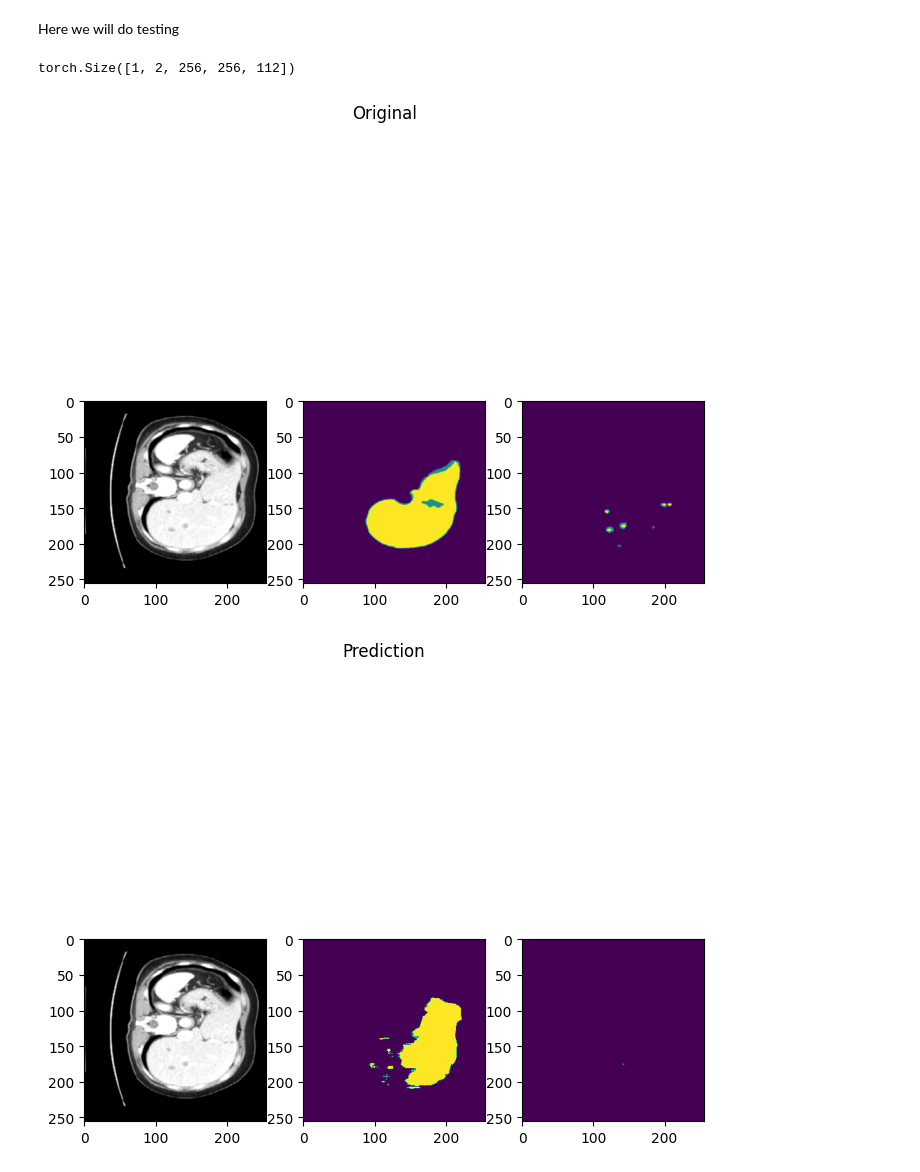
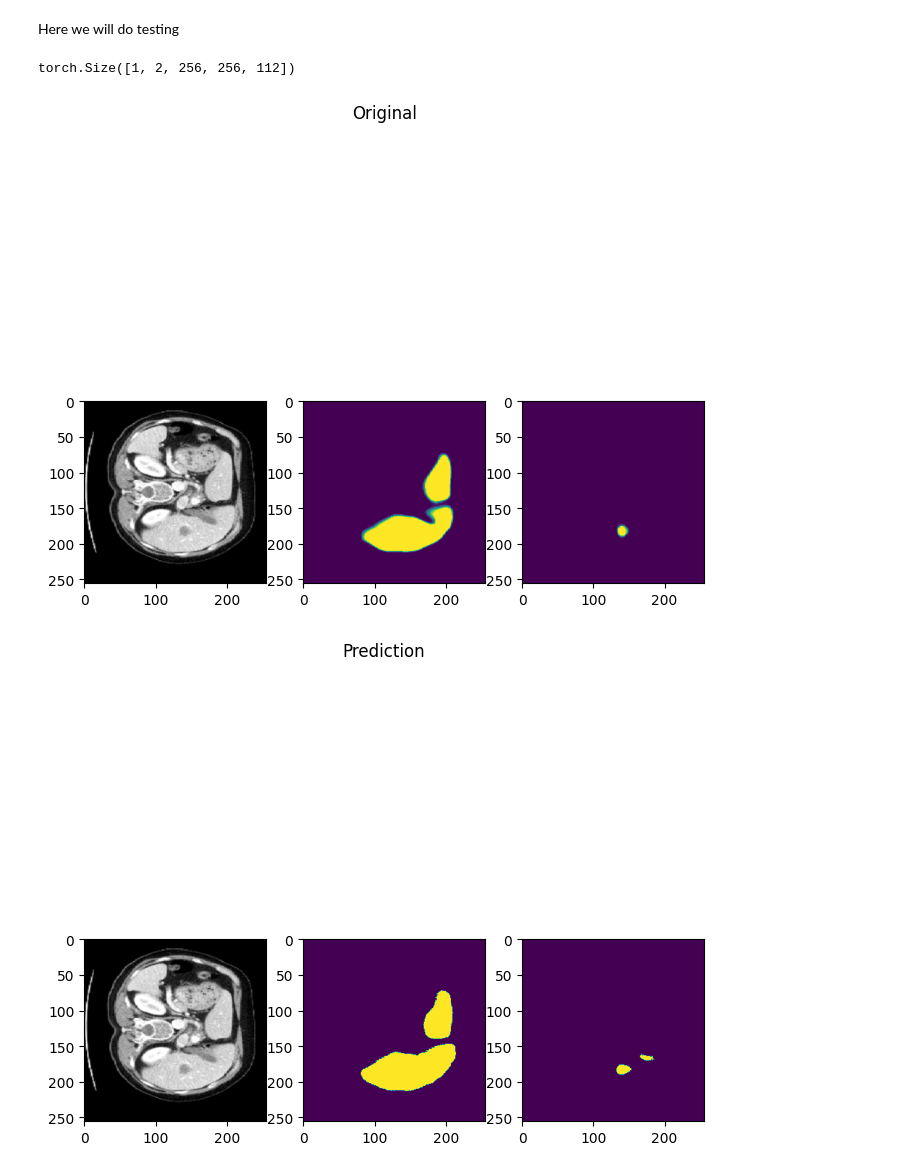
Before and after one commit to Lossar/TDT17_liver_segmentation, a Jupyter notebook: liver_seg_multiclass.ipynb, the cells around one changed output. Cells and saved outputs as stored; diff of their text form; code cells hidden in the pictures.

```diff
--- a/liver_seg_multiclass.ipynb
+++ b/liver_seg_multiclass.ipynb
@@ -240,33 +231,33 @@ Here we will do testing
 post_trans = Compose([Activations(sigmoid=True), AsDiscrete(threshold=0.5)])
 model.load_state_dict(torch.load("benchmark_model.pth"))
 model.eval()
 
 def draw_comparison_figure(original, mask, slice, title, has_label=False):
     fig, (ax1, ax2, ax3) = plt.subplots(figsize=(8,8), ncols=3)
     fig.suptitle(title)
     ax1.imshow(original["image"][0, :, :, slice].detach().cpu(), cmap="gray")
     if(has_label):
         ax2.imshow(mask["label"][0, :, :, slice].detach().cpu())
         ax3.imshow(mask["label"][1, :, :, slice].detach().cpu())
     else:
         ax2.imshow(mask[0,0, :, :, slice].detach().cpu())
         ax3.imshow(mask[0,1, :, :, slice].detach().cpu())
 
-i = 10
+i = 14
 ## Compare with validation image
 with torch.no_grad():
     input_image = validation_dataset[i]["image"].unsqueeze(0).to(device)
     output = model(input_image)
     output = post_trans(output)
     print(output.shape)
 
     inspect_slice = 50
     draw_comparison_figure(validation_dataset[i], validation_dataset[i], inspect_slice, "Original", True)
     plt.savefig(f"result/comparison_orig{i}")
 
     draw_comparison_figure(validation_dataset[i], output, inspect_slice, "Prediction", False)
     plt.savefig(f"result/comparison_output{i}")
 # %% [output]
 torch.Size([1, 2, 256, 256, 112])
-[figure, old version]
+[figure, new version]
-[figure, old version]
+[figure, new version]
```
Also changed, not shown: parts of 4 cells of this notebook.
